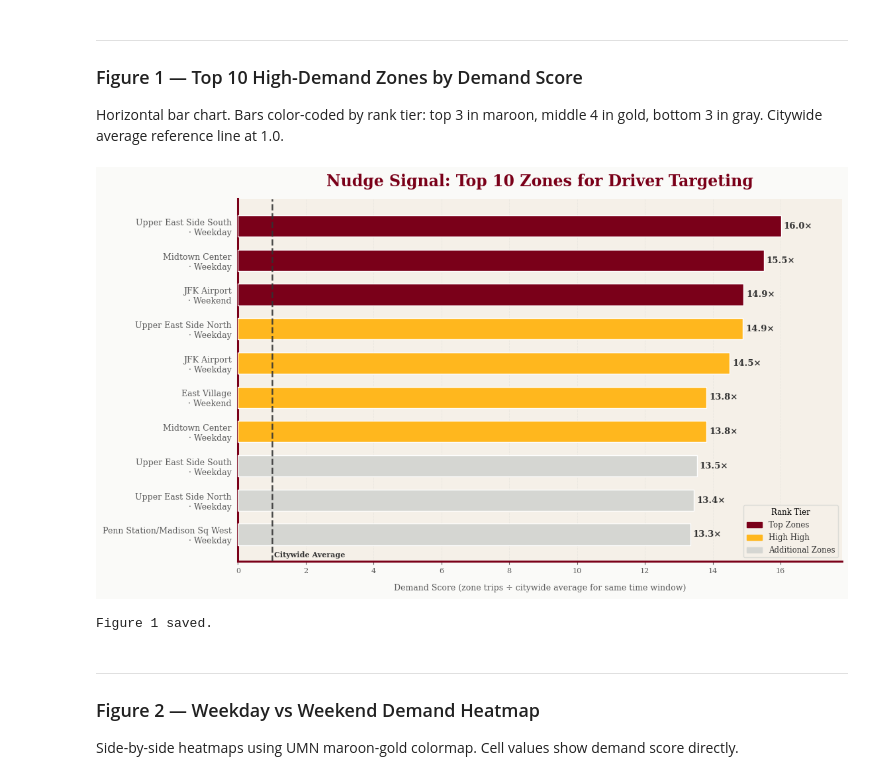
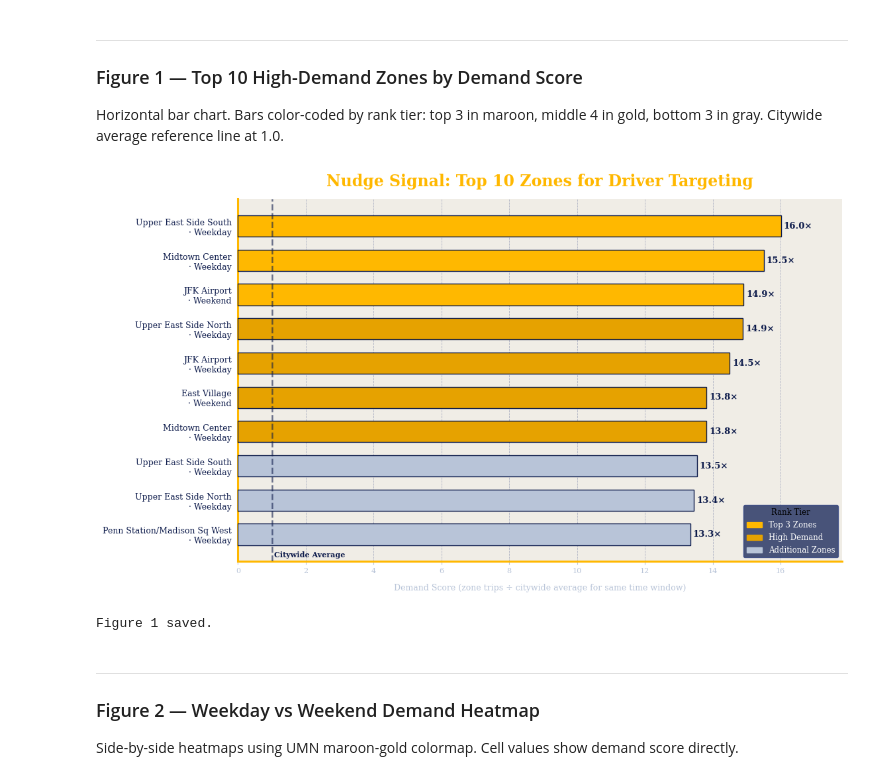
Before and after one commit to DRJohnson21/team7-driver-nudge-system, a Jupyter notebook: pipeline/driving_demand_pipeline.ipynb, the cells around one changed output. Cells and saved outputs as stored; diff of their text form; code cells hidden in the pictures.

```diff
--- a/pipeline/driving_demand_pipeline.ipynb
+++ b/pipeline/driving_demand_pipeline.ipynb
@@ -1149,27 +1160,26 @@ top10["label"] = (
     "· " + top10["day_type"].str.title()
 )
 
-# Option B color logic:
-# top 3 = MAROON, middle 4 = DARK_GOLD, bottom 3 = LIGHT_GRAY
+# Color logic:
+# top 3 = GOLD, middle 4 = DARK_GOLD, bottom 3 = MUTED_TEXT
 bar_colors = []
 for i in range(len(top10)):
     if i < 3:
-        bar_colors.append(MAROON)
+        bar_colors.append(GOLD)
     elif i < 7:
         bar_colors.append(DARK_GOLD)
     else:
-        bar_colors.append(LIGHT_GRAY)
+        bar_colors.append(MUTED_TEXT)
 
 fig1, ax1 = plt.subplots(figsize=(12.5, 7.2))
-fig1.patch.set_facecolor(BG)
-ax1.set_facecolor(IVORY)
+fig1.patch.set_facecolor(WHITE)
+ax1.set_facecolor(WHITE)
 
 style_ax(ax1, grid_axis='x')
 
-# Softer gridlines to match other visuals
 ax1.grid(
     axis='x',
-    color=LIGHT_GRAY,
+    color=BORDER,
     linestyle='--',
     linewidth=0.6,
     alpha=0.35
@@ -1181,26 +1191,25 @@ bars = ax1.barh(
     color=bar_colors,
     height=0.62,
     zorder=3,
-    edgecolor=WHITE,
+    edgecolor=NAVY,
     linewidth=1.0
 )
 
-# Emphasized citywide average reference line
+# Citywide average reference line
 ax1.axvline(
     1.0,
-    color=DARK_TEXT,
+    color=NAVY,
     linewidth=1.8,
     linestyle='--',
-    alpha=0.9,
+    alpha=0.6,
     zorder=4
 )
 
-# Citywide average label
 ax1.text(
     1.06,
     len(top10) - 0.4,
     "Citywide Average",
-    color=DARK_TEXT,
+    color=NAVY,
     fontsize=8,
     fontweight="bold",
     ha="left",
@@ -1215,32 +1224,31 @@ for i, (_, row) in enumerate(top10.iterrows()):
         f"{row['demand_score']:.1f}×",
         va='center',
         ha='left',
-        color=DARK_TEXT,
+        color=NAVY,
         fontsize=9.5,
         fontweight='bold'
     )
 
 ax1.set_yticks(range(len(top10)))
-ax1.set_yticklabels(top10["label"], fontsize=9, color=DARK_TEXT)
+ax1.set_yticklabels(top10["label"], fontsize=9, color=NAVY)
 ax1.invert_yaxis()
 
 ax1.set_xlabel(
     "Demand Score (zone trips ÷ citywide average for same time window)",
     fontsize=9,
-    color=MED_TEXT,
+    color=MUTED_TEXT,
     labelpad=10
 )
 
 ax1.set_xlim(0, top10["demand_score"].max() + 1.8)
 
-ax1.tick_params(axis='x', colors=MED_TEXT)
-ax1.tick_params(axis='y', left=False, colors=MED_TEXT)
+ax1.tick_params(axis='x', colors=MUTED_TEXT)
+ax1.tick_params(axis='y', left=False, colors=NAVY)
 
-# Legend for performance tiers
 legend_patches = [
-    mpatches.Patch(color=MAROON, label="Top Zones"),
-    mpatches.Patch(color=DARK_GOLD, label="High High"),
-    mpatches.Patch(color=LIGHT_GRAY, label="Additional Zones"),
+    mpatches.Patch(color=GOLD,      label="Top 3 Zones"),
+    mpatches.Patch(color=DARK_GOLD, label="High Demand"),
+    mpatches.Patch(color=MUTED_TEXT,label="Additional Zones"),
 ]
 
 ax1.legend(
@@ -1248,43 +1256,42 @@ ax1.legend(
     loc='lower right',
     fontsize=8.5,
     frameon=True,
-    facecolor=IVORY,
-    edgecolor=LIGHT_GRAY,
-    labelcolor=DARK_TEXT,
+    facecolor=CARD_NAVY,
+    edgecolor=BORDER,
+    labelcolor=WHITE_TEXT,
     title="Rank Tier",
     title_fontsize=8.5
 )
 
 ax1.set_title(
     "Nudge Signal: Top 10 Zones for Driver Targeting",
-    color=MAROON,
+    color=GOLD,
     fontsize=17,
     fontweight='bold',
     pad=14
 )
 
-# Spine styling to match other charts
 ax1.spines["top"].set_visible(False)
 ax1.spines["right"].set_visible(False)
-ax1.spines["bottom"].set_color(MAROON)
+ax1.spines["bottom"].set_color(GOLD)
 ax1.spines["bottom"].set_linewidth(2.2)
-ax1.spines["left"].set_color(MAROON)
+ax1.spines["left"].set_color(GOLD)
 ax1.spines["left"].set_linewidth(2.2)
 
 plt.subplots_adjust(top=0.88, bottom=0.12, left=0.23, right=0.96)
 
 fig1.savefig(
     f"{CHART_PATH}fig1_top10_demand_scores.png",
     dpi=180,
     bbox_inches='tight',
     facecolor=BG
 )
 
 display(fig1)
 plt.close()
 print("Figure 1 saved.")
 # %% [output]
-[figure, old version]
+[figure, new version]
 Figure 1 saved.
 # %% [markdown]
 ---
```
Also changed, not shown: parts of 14 cells of this notebook.
